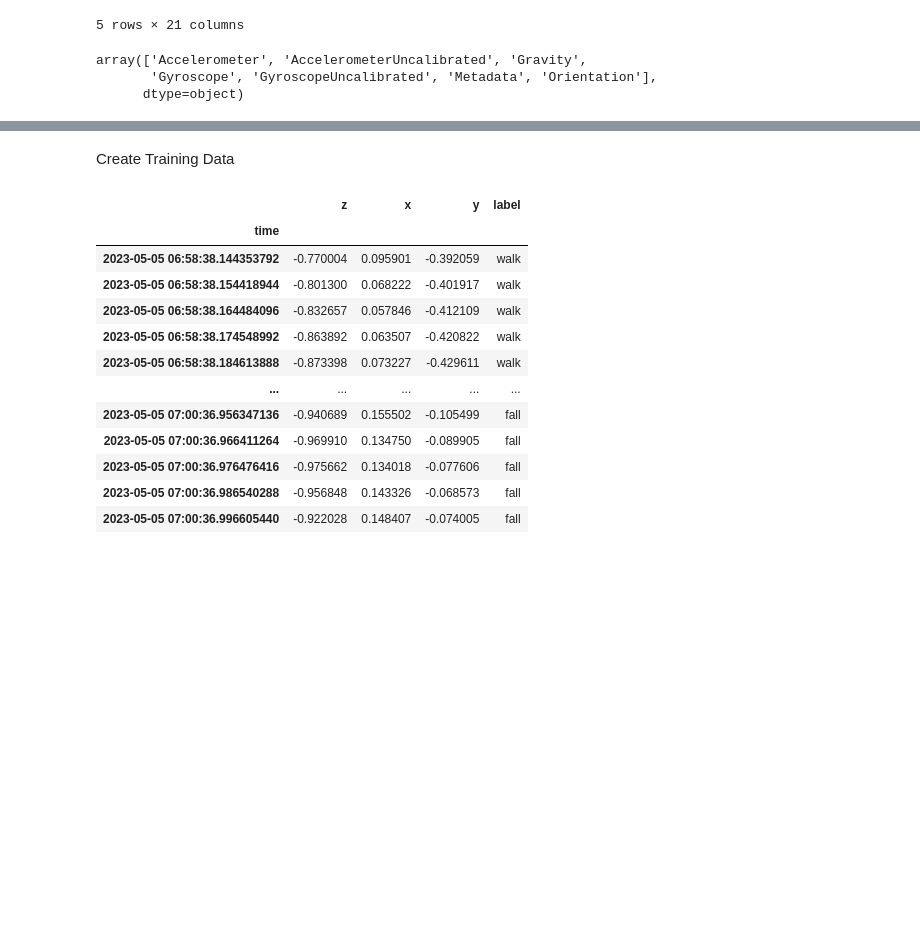
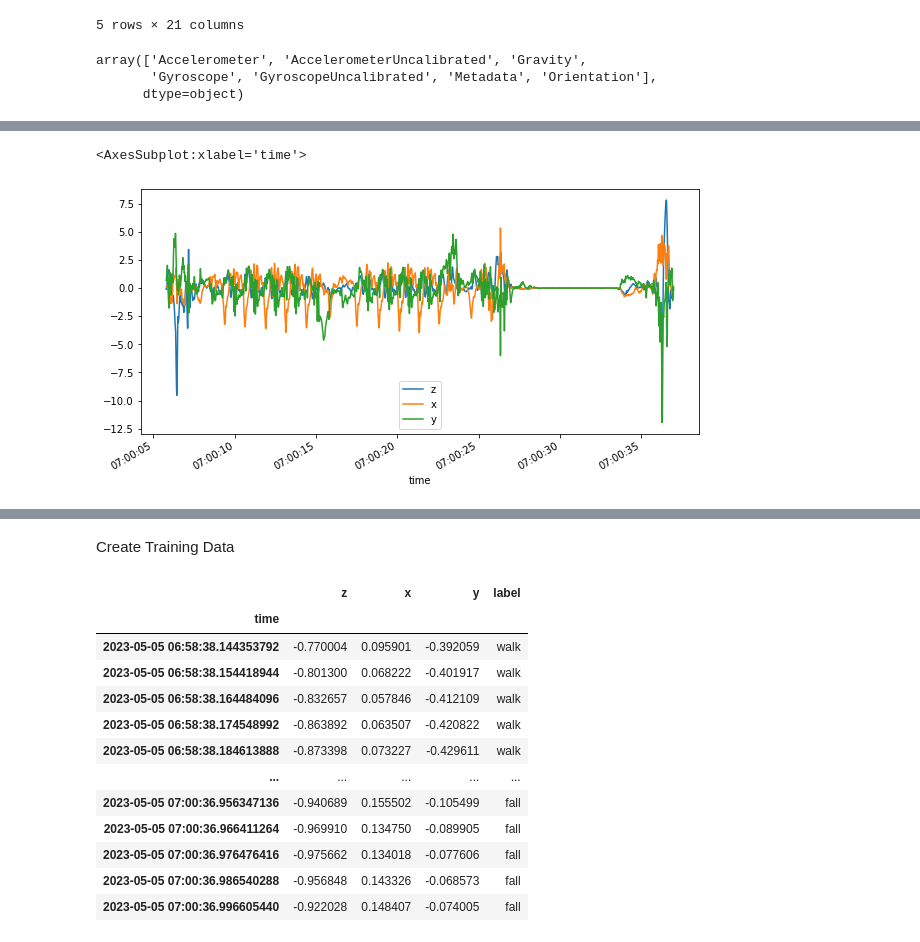
Before and after one commit to prizyou/Lexicon-Legends, a Jupyter notebook: proofConceptFALL.ipynb, the cells around one changed output, grey strips where cells are left out. Cells and saved outputs as stored; diff of their text form; code cells hidden in the pictures; blank space fills up the shorter version.

```diff
--- a/proofConceptFALL.ipynb
+++ b/proofConceptFALL.ipynb
@@ -125,0 +121,5 @@ df_walk_gyro.plot(figsize=(10,5))
+# %%
+df_fall_gyro.plot(figsize=(10,5))
+# %% [output]
+<AxesSubplot:xlabel='time'>
+[figure, added]
```
Also changed, not shown: parts of 13 cells of this notebook.
